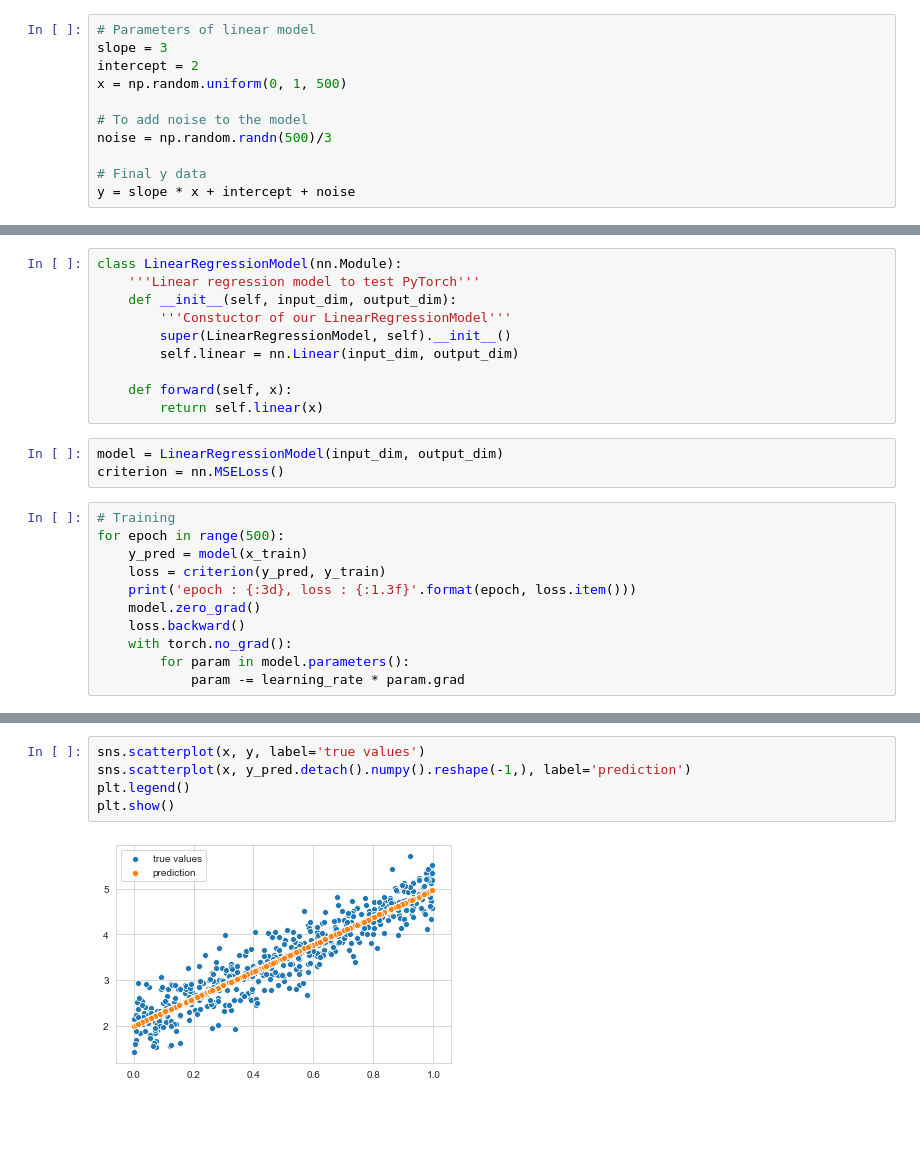
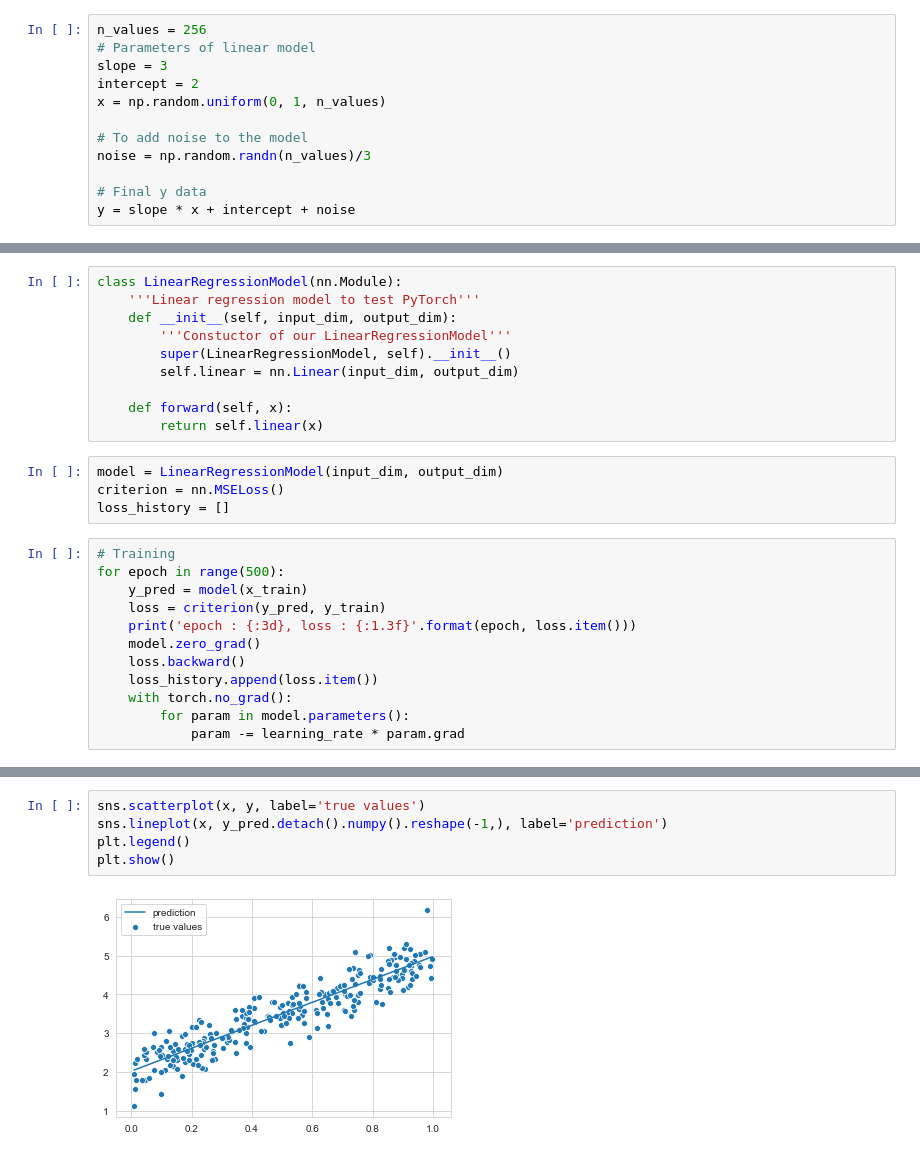
Before and after one commit to hugolmn/PyTorch-learning, a Jupyter notebook: 4. Linear Regression.ipynb, the cells around one changed output, grey strips where cells are left out. Cells and saved outputs as stored; diff of their text form; blank space fills up the shorter version.

```diff
--- a/4. Linear Regression.ipynb
+++ b/4. Linear Regression.ipynb
@@ -12,13 +12,14 @@ from torch.autograd import Variable
 
 sns.set_style('whitegrid')
 # %%
+n_values = 256
 # Parameters of linear model
 slope = 3
 intercept = 2
-x = np.random.uniform(0, 1, 500)
+x = np.random.uniform(0, 1, n_values)
 
 # To add noise to the model
-noise = np.random.randn(500)/3
+noise = np.random.randn(n_values)/3
 
 # Final y data
 y = slope * x + intercept + noise
@@ -52,6 +54,7 @@ class LinearRegressionModel(nn.Module):
 # %%
 model = LinearRegressionModel(input_dim, output_dim)
 criterion = nn.MSELoss()
+loss_history = []
 # %%
 # Training
 for epoch in range(500):
@@ -60,6 +63,7 @@ for epoch in range(500):
     print('epoch : {:3d}, loss : {:1.3f}'.format(epoch, loss.item()))
     model.zero_grad()
     loss.backward()
+    loss_history.append(loss.item())
     with torch.no_grad():
         for param in model.parameters():
             param -= learning_rate * param.grad
@@ -84,10 +88,10 @@ epoch : 499, loss : 0.119
 # %%
 sns.scatterplot(x, y, label='true values')
-sns.scatterplot(x, y_pred.detach().numpy().reshape(-1,), label='prediction')
+sns.lineplot(x, y_pred.detach().numpy().reshape(-1,), label='prediction')
 plt.legend()
 plt.show()
 # %% [output]
-[figure, old version]
+[figure, new version]
 # %%
 [w, b] = model.parameters()
 print('True slope : {}, predicted : {:1.3f}'.format(slope, w.item()))
```
Also changed, not shown: parts of 5 cells of this notebook.
